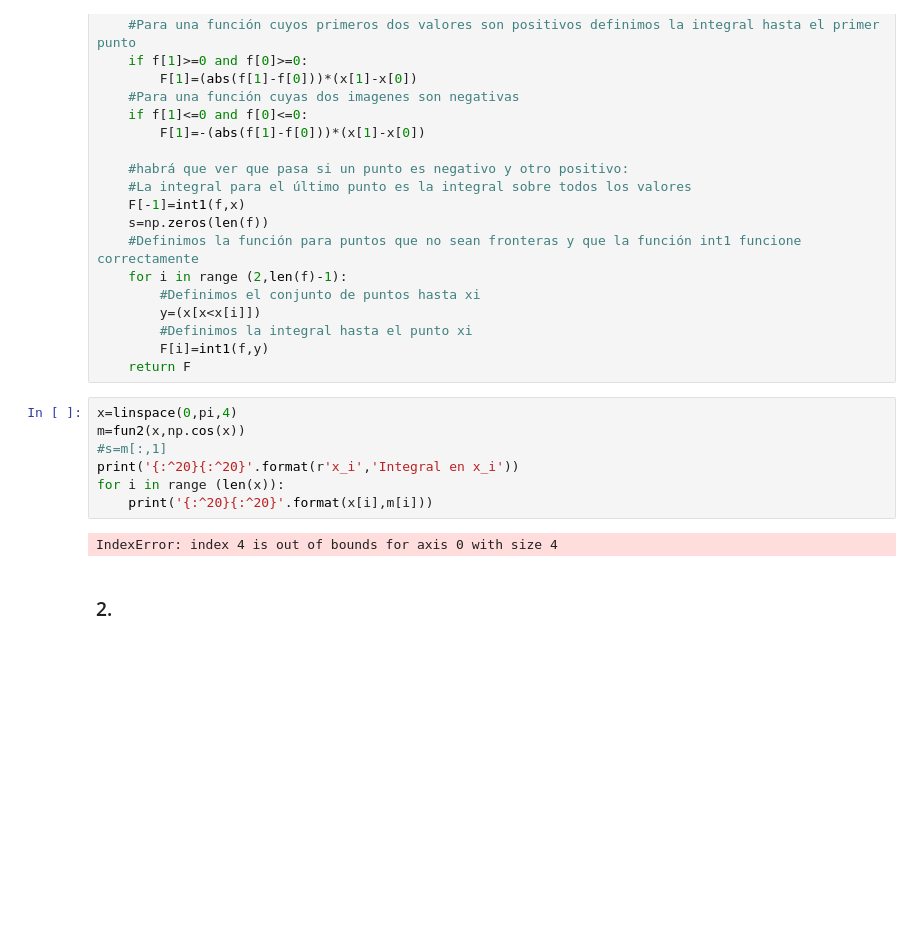
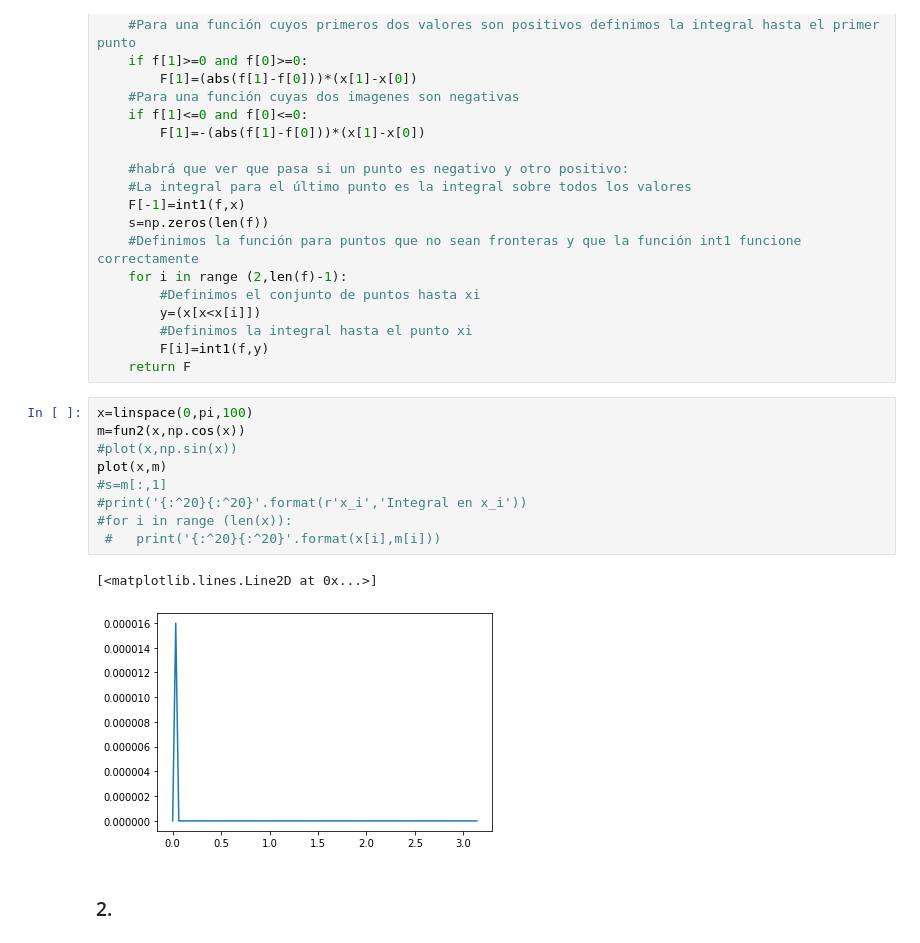
Before and after one commit to marthaaquino/Fisica-computacional, a Jupyter notebook: Examen 1.ipynb, the cells around one changed output. Saved outputs shown, nothing was run; the diff lists cells and outputs as text; blank space fills up the shorter version.

```diff
--- a/Examen 1.ipynb
+++ b/Examen 1.ipynb
@@ -200,14 +192,17 @@ def fun2(x,f):
         F[i]=int1(f,y)
     return F
 # %%
-x=linspace(0,pi,4)
+x=linspace(0,pi,100)
 m=fun2(x,np.cos(x))
+#plot(x,np.sin(x))
+plot(x,m)
 #s=m[:,1]
-print('{:^20}{:^20}'.format(r'x_i','Integral en x_i'))
-for i in range (len(x)):
-    print('{:^20}{:^20}'.format(x[i],m[i]))
+#print('{:^20}{:^20}'.format(r'x_i','Integral en x_i'))
+#for i in range (len(x)):
+ #   print('{:^20}{:^20}'.format(x[i],m[i]))
 # %% [output]
-IndexError: index 4 is out of bounds for axis 0 with size 4
+[<matplotlib.lines.Line2D at 0x...>]
+[figure, added]
 # %% [markdown]
 ### 2.
 # %% [markdown]
```
Also changed, not shown: parts of 2 cells of this notebook.
